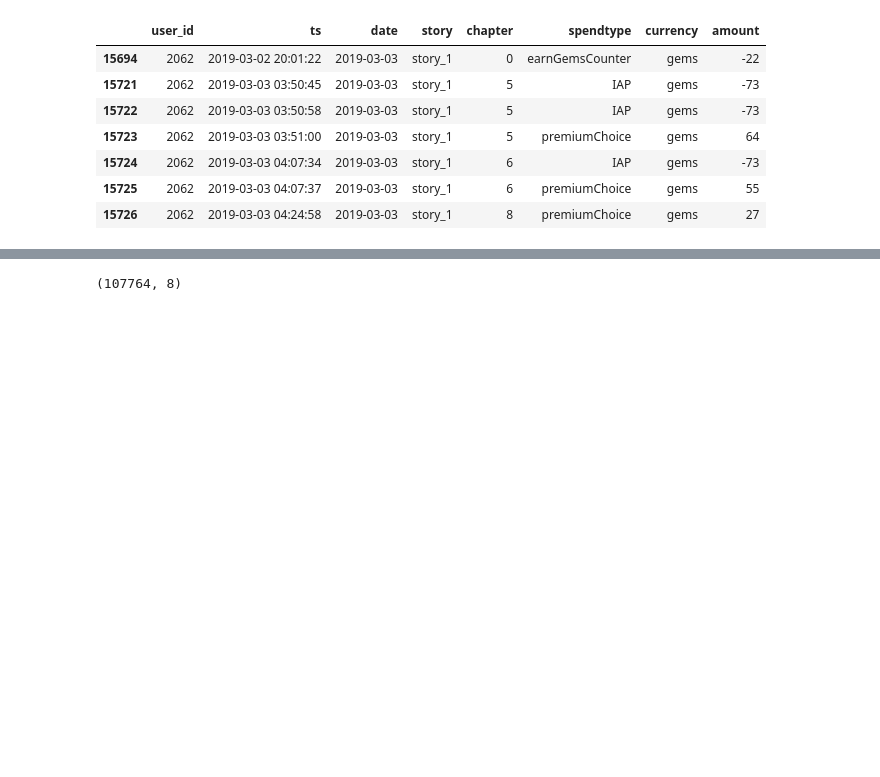
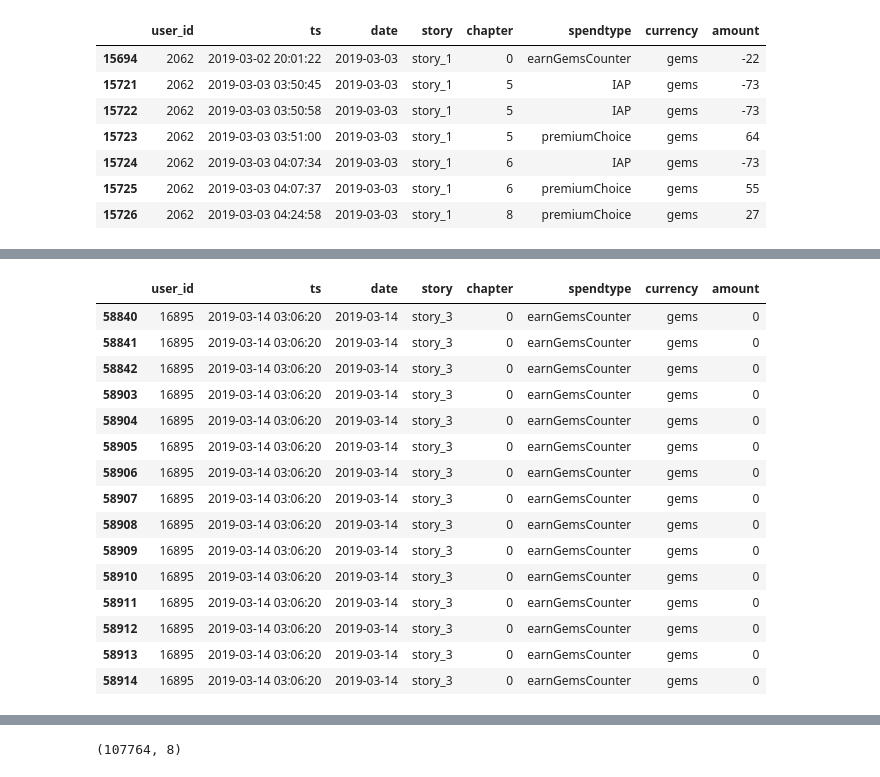
Before and after one commit to nghitrampham/data_assessments, a Jupyter notebook: pg_da_ds_homework/conversion_model.ipynb, the cells around one changed output, grey strips where cells are left out. Saved outputs shown, nothing was run; the diff lists cells and outputs as text; code cells hidden in the pictures; blank space fills up the shorter version.

```diff
--- a/pg_da_ds_homework/conversion_model.ipynb
+++ b/pg_da_ds_homework/conversion_model.ipynb
@@ -195,0 +219,19 @@ spending_df[spending_df.user_id == 2062].sort_values(by="ts") ### this is for ga
+# %%
+spending_df[spending_df.ts == '2019-03-14 03:06:20']
+# %% [output]
+|  | user_id | ts | date | story | chapter | spendtype | currency | amount |
+| 58840 | 16895 | 2019-03-14 03:06:20 | 2019-03-14 | story_3 | 0 | earnGemsCounter | gems | 0 |
+| 58841 | 16895 | 2019-03-14 03:06:20 | 2019-03-14 | story_3 | 0 | earnGemsCounter | gems | 0 |
+| 58842 | 16895 | 2019-03-14 03:06:20 | 2019-03-14 | story_3 | 0 | earnGemsCounter | gems | 0 |
+| 58903 | 16895 | 2019-03-14 03:06:20 | 2019-03-14 | story_3 | 0 | earnGemsCounter | gems | 0 |
+| 58904 | 16895 | 2019-03-14 03:06:20 | 2019-03-14 | story_3 | 0 | earnGemsCounter | gems | 0 |
+| 58905 | 16895 | 2019-03-14 03:06:20 | 2019-03-14 | story_3 | 0 | earnGemsCounter | gems | 0 |
+| 58906 | 16895 | 2019-03-14 03:06:20 | 2019-03-14 | story_3 | 0 | earnGemsCounter | gems | 0 |
+| 58907 | 16895 | 2019-03-14 03:06:20 | 2019-03-14 | story_3 | 0 | earnGemsCounter | gems | 0 |
+| 58908 | 16895 | 2019-03-14 03:06:20 | 2019-03-14 | story_3 | 0 | earnGemsCounter | gems | 0 |
+| 58909 | 16895 | 2019-03-14 03:06:20 | 2019-03-14 | story_3 | 0 | earnGemsCounter | gems | 0 |
+| 58910 | 16895 | 2019-03-14 03:06:20 | 2019-03-14 | story_3 | 0 | earnGemsCounter | gems | 0 |
+| 58911 | 16895 | 2019-03-14 03:06:20 | 2019-03-14 | story_3 | 0 | earnGemsCounter | gems | 0 |
+| 58912 | 16895 | 2019-03-14 03:06:20 | 2019-03-14 | story_3 | 0 | earnGemsCounter | gems | 0 |
+| 58913 | 16895 | 2019-03-14 03:06:20 | 2019-03-14 | story_3 | 0 | earnGemsCounter | gems | 0 |
+| 58914 | 16895 | 2019-03-14 03:06:20 | 2019-03-14 | story_3 | 0 | earnGemsCounter | gems | 0 |
```
Also changed, not shown: parts of 20 cells of this notebook, 2 other files.
